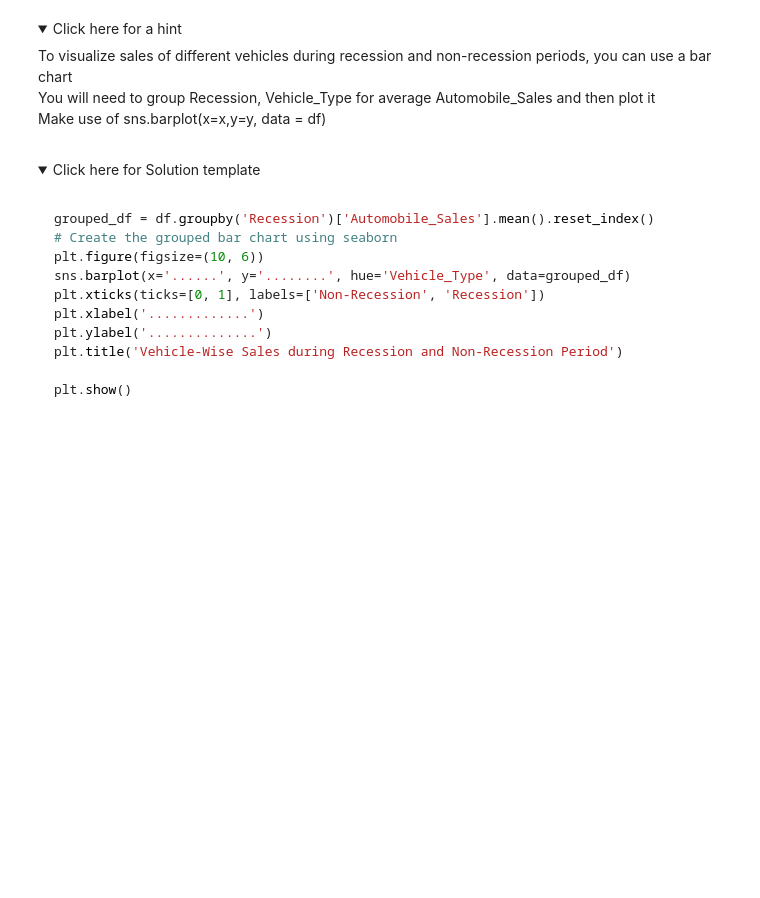
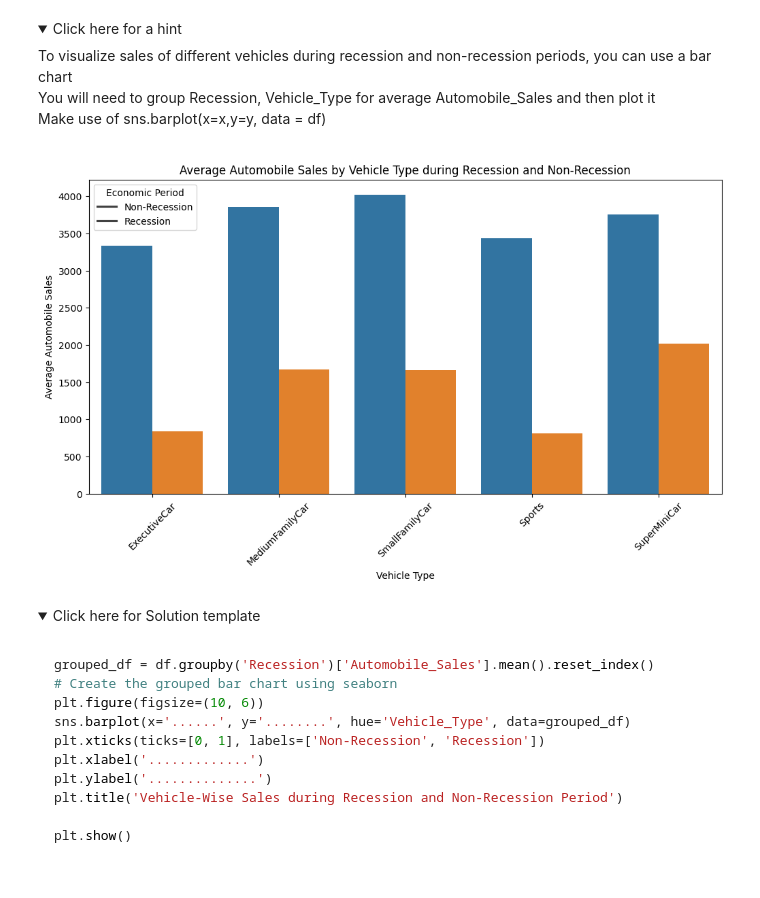
Before and after one commit to pmart25/data_science, a Jupyter notebook: DV0101EN-Final-Assign-Part1_Course_8.ipynb, the cells around one changed output. Saved outputs shown, nothing was run; the diff lists cells and outputs as text; code cells hidden in the pictures; folded sections open; blank space fills up the shorter version.

```diff
--- a/DV0101EN-Final-Assign-Part1_Course_8.ipynb
+++ b/DV0101EN-Final-Assign-Part1_Course_8.ipynb
@@ -484,6 +500,21 @@ The graph shows that during non-recession periods, automobile sales are more vol
         <br> You will need to group Recession, Vehicle_Type for average Automobile_Sales and then plot it<br>
     Make use of sns.barplot(x=x,y=y, data = df)</p>
 </details>
+# %%
+# Grouping the data by 'Recession' and 'Vehicle_Type' to calculate average sales
+new_df = df.groupby(['Recession', 'Vehicle_Type'])['Automobile_Sales'].mean().reset_index()
+
+# Create the bar chart using seaborn
+plt.figure(figsize=(12, 6))
+sns.barplot(x='Vehicle_Type', y='Automobile_Sales', hue='Recession', data=new_df)
+plt.xlabel('Vehicle Type')
+plt.ylabel('Average Automobile Sales')
+plt.title('Average Automobile Sales by Vehicle Type during Recession and Non-Recession')
+plt.xticks(rotation=45)  # Rotate x-ticks for better visibility
+plt.legend(title='Economic Period', labels=['Non-Recession', 'Recession'])
+plt.show()
+# %% [output]
+[figure, added]
 # %% [markdown]
 <details>
 <summary>Click here for Solution template</summary>
```
Also changed, not shown: parts of 15 cells of this notebook.
